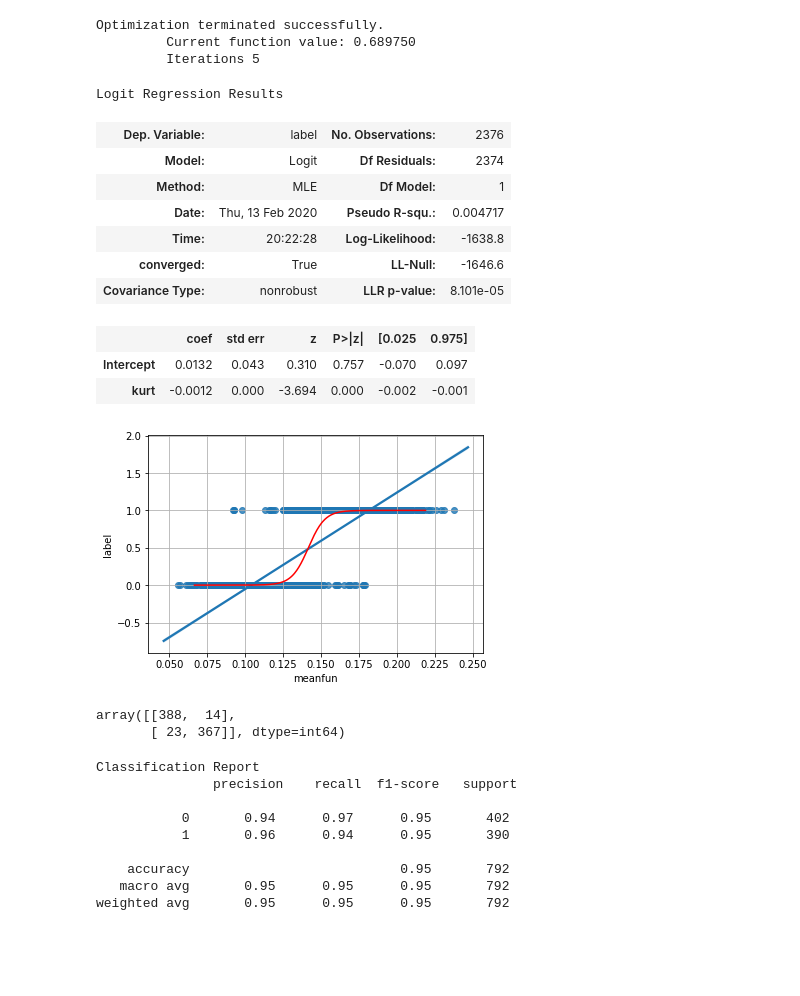
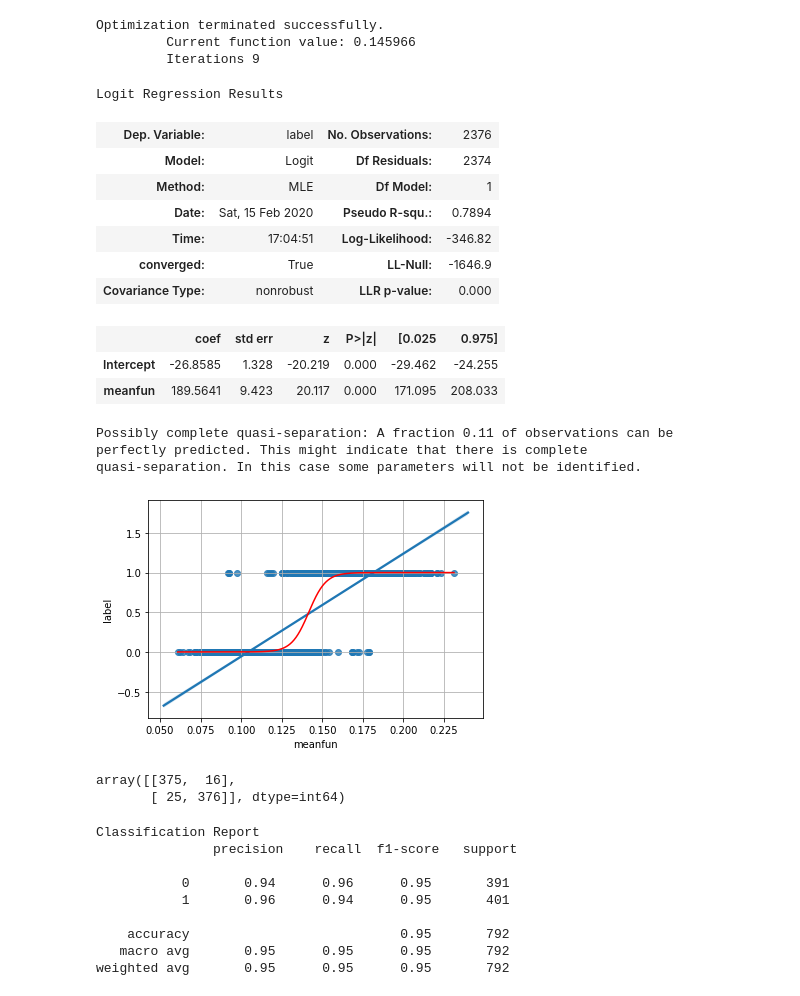
Before and after one commit to Firaze/FAD_project, a Jupyter notebook: GV_reg.ipynb, the cells around one changed output. Saved outputs shown, nothing was run; the diff lists cells and outputs as text; code cells hidden in the pictures; blank space fills up the shorter version.

```diff
--- a/GV_reg.ipynb
+++ b/GV_reg.ipynb
@@ -1,9 +4,6 @@
 # %%
 import numpy as np
-from sklearn.model_selection import train_test_split
 from statsmodels.formula.api import ols
-np.random.seed(1234)
-data_train, data_test = train_test_split(data, test_size=0.25)
 model=ols("label ~meanfreq+ sd+median+Q25+Q75+IQR+skew+kurt+sfm+mode+centroid+meanfun+minfun+maxfun+meandom+mindom+maxdom+dfrange+modindx",data_train).fit()
 model.summary()
 # %% [output]
@@ -139,46 +191,50 @@ minfun       1.505850e-21
 dtype: float64
 # %%
-model_s=logit("label ~kurt",data_train).fit()
+model_s=logit("label ~meanfun",data_train).fit()
 model_s.summary()
 # %% [output]
 Optimization terminated successfully.
-         Current function value: 0.689750
-         Iterations 5
+         Current function value: 0.145966
+         Iterations 9
 Logit Regression Results
 | Dep. Variable: | label | No. Observations: | 2376 |
 | Model: | Logit | Df Residuals: | 2374 |
 | Method: | MLE | Df Model: | 1 |
-| Date: | Thu, 13 Feb 2020 | Pseudo R-squ.: | 0.004717 |
-| Time: | 20:22:28 | Log-Likelihood: | -1638.8 |
-| converged: | True | LL-Null: | -1646.6 |
-| Covariance Type: | nonrobust | LLR p-value: | 8.101e-05 |
+| Date: | Sat, 15 Feb 2020 | Pseudo R-squ.: | 0.7894 |
+| Time: | 17:04:51 | Log-Likelihood: | -346.82 |
+| converged: | True | LL-Null: | -1646.9 |
+| Covariance Type: | nonrobust | LLR p-value: | 0.000 |
 |  | coef | std err | z | P>|z| | [0.025 | 0.975] |
-| Intercept | 0.0132 | 0.043 | 0.310 | 0.757 | -0.070 | 0.097 |
-| kurt | -0.0012 | 0.000 | -3.694 | 0.000 | -0.002 | -0.001 |
+| Intercept | -26.8585 | 1.328 | -20.219 | 0.000 | -29.462 | -24.255 |
+| meanfun | 189.5641 | 9.423 | 20.117 | 0.000 | 171.095 | 208.033 |
+Possibly complete quasi-separation: A fraction 0.11 of observations can be
+perfectly predicted. This might indicate that there is complete
+quasi-separation. In this case some parameters will not be identified.
 # %%
-probs = model_s.predict(data_test)
-idx=np.argsort(data_test['meanfun'])
-sns.regplot('meanfun','label',data)
-plt.plot(data_test["meanfun"].values[idx],probs.values[idx],'r')
+probs = model_s.predict(data_train)
+idx=np.argsort(data_train['meanfun'])
+sns.regplot('meanfun','label',data_train)
+plt.plot(data_train["meanfun"].values[idx],probs.values[idx],'r')
 plt.grid()
 plt.show()
 # %% [output]
-[figure, old version]
+[figure, new version]
 # %%
+probs = model_s.predict(data_test)
 test_preds = probs.round().astype(int)
 test_gt = data_test.dropna()['label']
 confusion_matrix(test_gt, test_preds)
 # %% [output]
-array([[388,  14],
-       [ 23, 367]], dtype=int64)
+array([[375,  16],
+       [ 25, 376]], dtype=int64)
 # %%
 print("\nClassification Report\n",classification_report(test_gt, test_preds))
 # %% [output]
 Classification Report
                precision    recall  f1-score   support
 
-           0       0.94      0.97      0.95       402
-           1       0.96      0.94      0.95       390
+           0       0.94      0.96      0.95       391
+           1       0.96      0.94      0.95       401
 
     accuracy                           0.95       792
    macro avg       0.95      0.95      0.95       792
```
Also changed, not shown: parts of 11 cells of this notebook, 6 other files.
